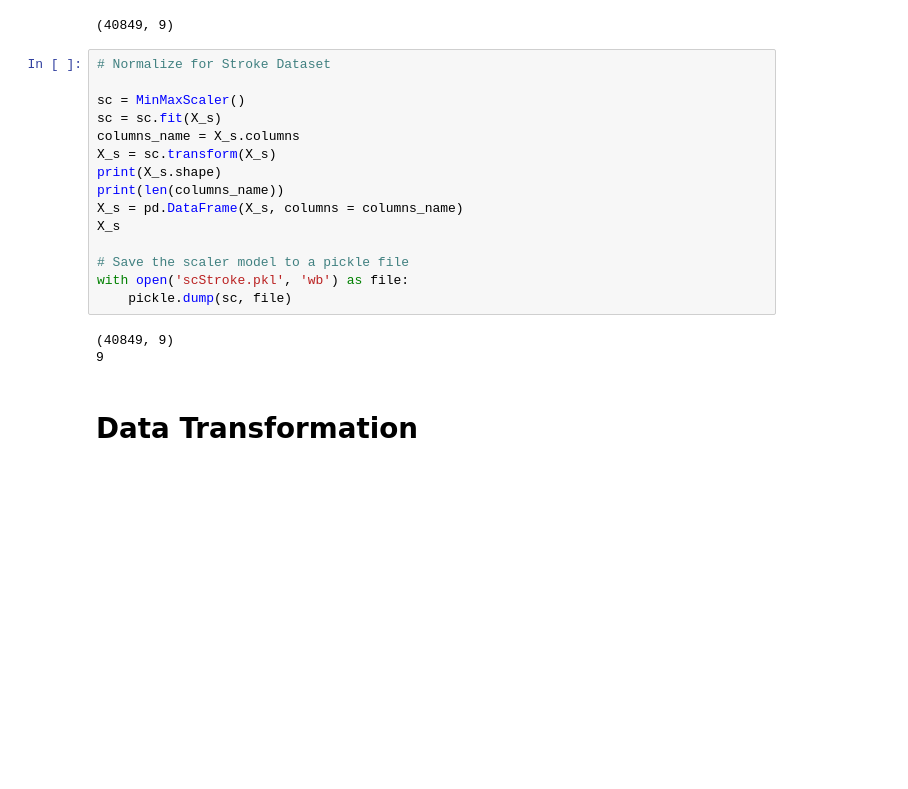
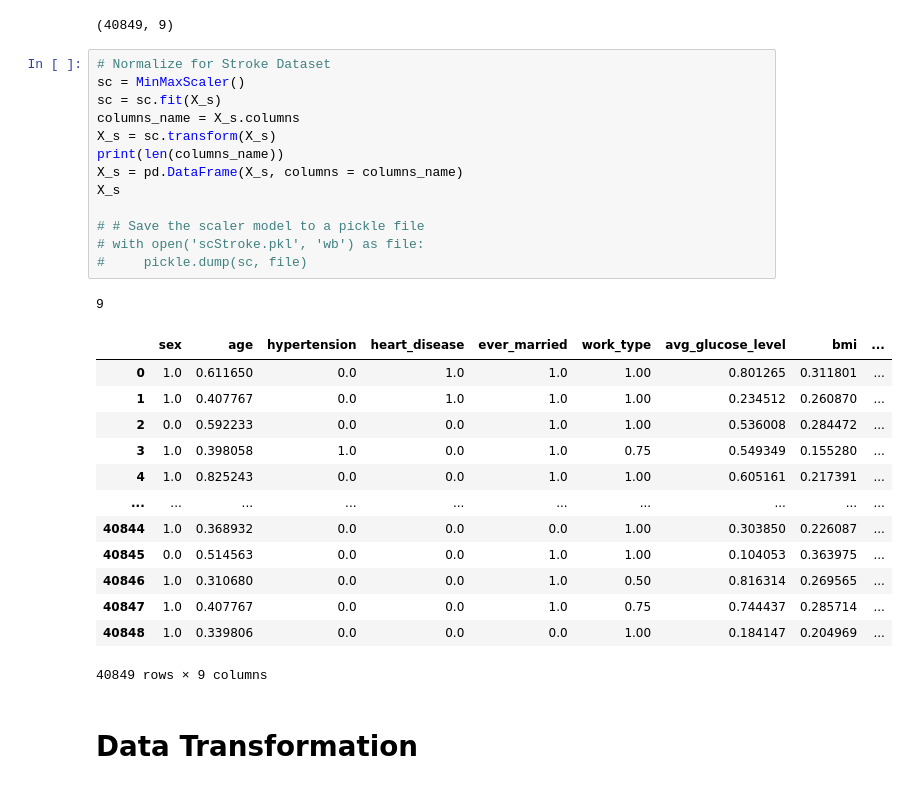
Before and after one commit to wonghorngwoei/FYP_TP055241, a Jupyter notebook: notebook/disease.ipynb, the cells around one changed output. Saved outputs shown, nothing was run; the diff lists cells and outputs as text; blank space fills up the shorter version.

```diff
--- a/notebook/disease.ipynb
+++ b/notebook/disease.ipynb
@@ -892,22 +909,32 @@ X_s.shape
 (40849, 9)
 # %%
 # Normalize for Stroke Dataset
-
 sc = MinMaxScaler()
 sc = sc.fit(X_s)
 columns_name = X_s.columns
 X_s = sc.transform(X_s)
-print(X_s.shape)
 print(len(columns_name))
 X_s = pd.DataFrame(X_s, columns = columns_name)
 X_s
 
-# Save the scaler model to a pickle file
-with open('scStroke.pkl', 'wb') as file:
-    pickle.dump(sc, file)
+# # Save the scaler model to a pickle file
+# with open('scStroke.pkl', 'wb') as file:
+#     pickle.dump(sc, file)
 # %% [output]
-(40849, 9)
 9
+|  | sex | age | hypertension | heart_disease | ever_married | work_type | avg_glucose_level | bmi | ... |
+| 0 | 1.0 | 0.611650 | 0.0 | 1.0 | 1.0 | 1.00 | 0.801265 | 0.311801 | ... |
+| 1 | 1.0 | 0.407767 | 0.0 | 1.0 | 1.0 | 1.00 | 0.234512 | 0.260870 | ... |
+| 2 | 0.0 | 0.592233 | 0.0 | 0.0 | 1.0 | 1.00 | 0.536008 | 0.284472 | ... |
+| 3 | 1.0 | 0.398058 | 1.0 | 0.0 | 1.0 | 0.75 | 0.549349 | 0.155280 | ... |
+| 4 | 1.0 | 0.825243 | 0.0 | 0.0 | 1.0 | 1.00 | 0.605161 | 0.217391 | ... |
+| ... | ... | ... | ... | ... | ... | ... | ... | ... | ... |
+| 40844 | 1.0 | 0.368932 | 0.0 | 0.0 | 0.0 | 1.00 | 0.303850 | 0.226087 | ... |
+| 40845 | 0.0 | 0.514563 | 0.0 | 0.0 | 1.0 | 1.00 | 0.104053 | 0.363975 | ... |
+| 40846 | 1.0 | 0.310680 | 0.0 | 0.0 | 1.0 | 0.50 | 0.816314 | 0.269565 | ... |
+| 40847 | 1.0 | 0.407767 | 0.0 | 0.0 | 1.0 | 0.75 | 0.744437 | 0.285714 | ... |
+| 40848 | 1.0 | 0.339806 | 0.0 | 0.0 | 0.0 | 1.00 | 0.184147 | 0.204969 | ... |
+40849 rows × 9 columns
 # %% [markdown]
 # Data Transformation
 # %% [markdown]
```
Also changed, not shown: parts of 16 cells of this notebook, 3 other files.
